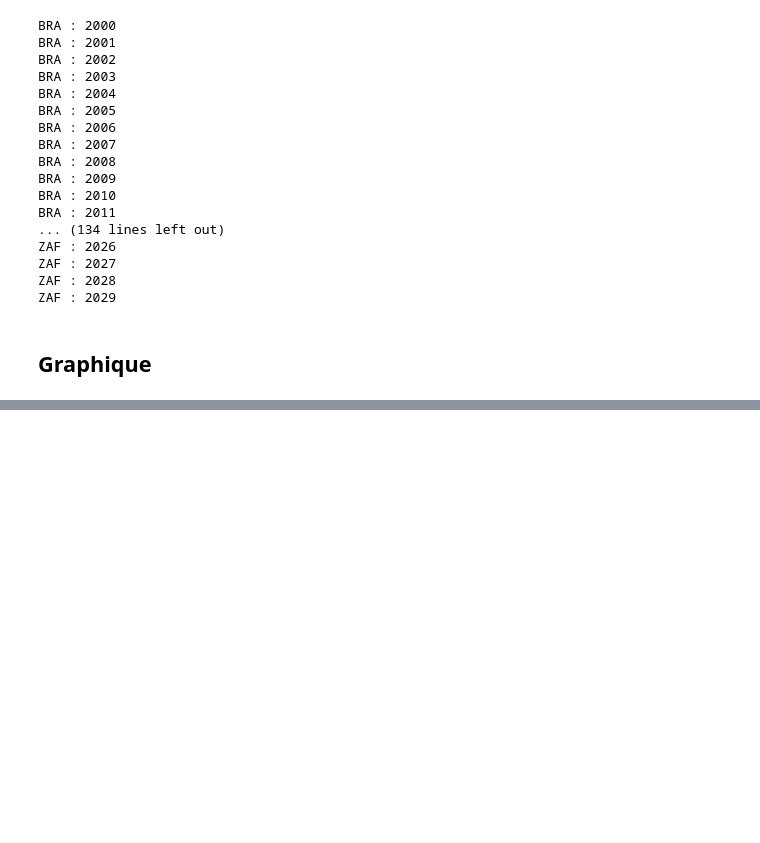
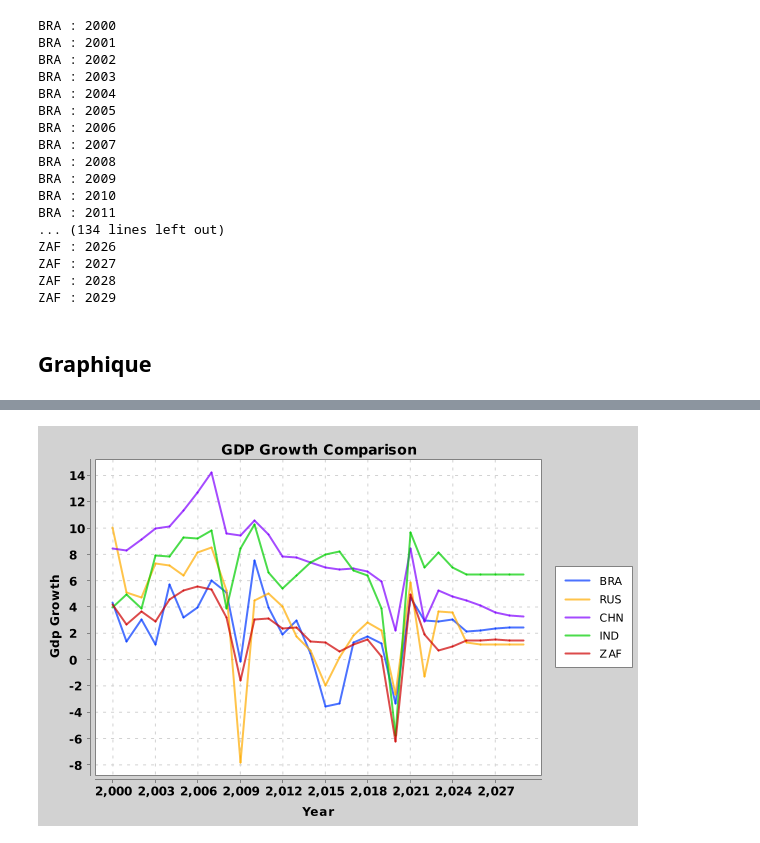
Before and after one commit to Etoile-Eunice/Projet-Final-MITD-SK, a Jupyter notebook: hello.ipynb, the cells around one changed output, grey strips where cells are left out. Drawn from its saved outputs; the diff is of its cells as text; code cells hidden in the pictures; blank space fills up the shorter version.

```diff
--- a/hello.ipynb
+++ b/hello.ipynb
@@ -206,0 +207,25 @@ BitmapEncoder.getBufferedImage(chart);
+# %%
+var streamYear = countries.entrySet().stream()
+    // Extrait les résultats des pays
+    .flatMap(pair -> toStream(pair.getValue().getEconomicYearRecords()))
+    // Prend l'année
+    .map(r -> (double)r.getYear())
+    .sorted()
+    .distinct();
+var streamGdpPerCountries = countries.entrySet().stream()
+    .map(pair -> toStream(pair.getValue().getEconomicYearRecords())
+        .map(r -> r.getGdpGrowth().doubleValue())
+        .toArray(Double[]::new)
+    );
+var x = toPrimitives(streamYear.toArray(Double[]::new));
+var y2 = toPrimitives(streamGdpPerCountries.toArray(Double[][]::new));
+
+var chart = QuickChart.getChart(
+    "GDP Growth Comparison", "Year", "Gdp Growth",
+    countries.keySet().toArray(String[]::new),
+    x,
+    y2
+);
+BitmapEncoder.getBufferedImage(chart);
+# %% [output]
+[figure, added]
```
Also changed, not shown: parts of 2 cells of this notebook.
